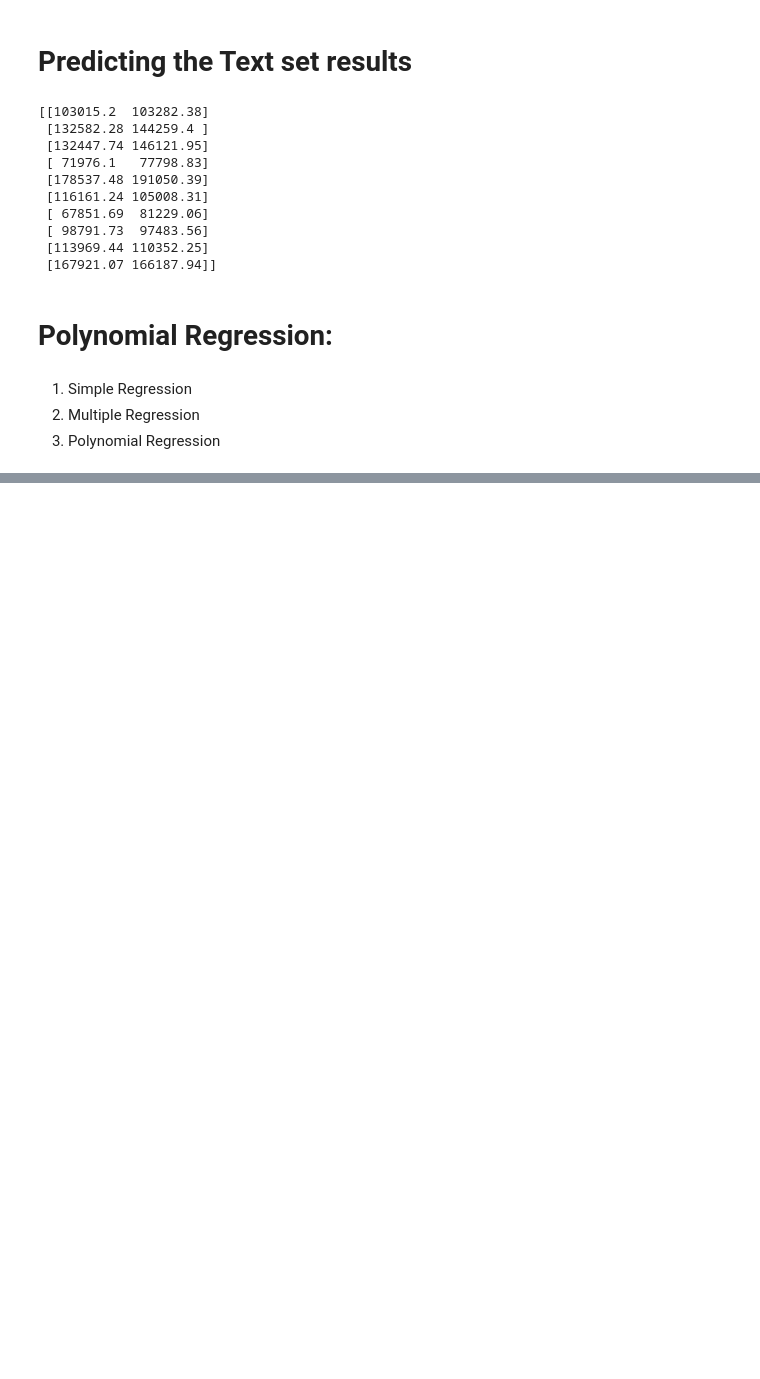
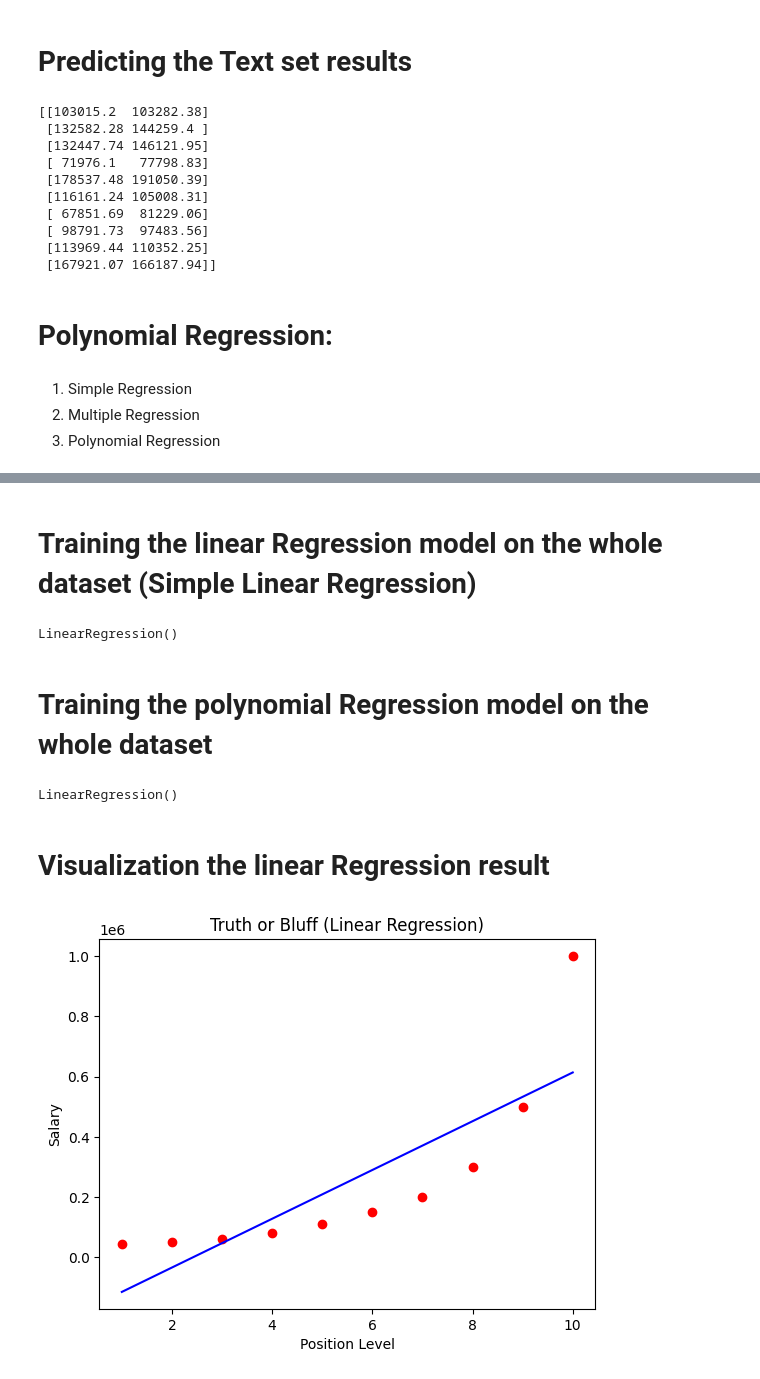
Before and after one commit to Nikhil5566/Machine-Learning, a Jupyter notebook: Machine_Learning.ipynb, the cells around one changed output, grey strips where cells are left out. Drawn from its saved outputs; the diff is of its cells as text; code cells hidden in the pictures; blank space fills up the shorter version.

```diff
--- a/Machine_Learning.ipynb
+++ b/Machine_Learning.ipynb
@@ -436,0 +445,34 @@ print(np.concatenate((y_pred.reshape(len(y_pred),1), y_test.reshape(len(y_test),
+# %%
+df = pd.read_csv('Position_Salaries.csv', encoding='latin-1')
+X = df.iloc[:, 1:-1].values
+y = df.iloc[:, -1].values
+# %% [markdown]
+# Training the linear Regression model on the whole dataset (Simple Linear Regression)
+# %%
+from sklearn.linear_model import LinearRegression
+lin_reg = LinearRegression()
+lin_reg.fit(X,y)
+# %% [output]
+LinearRegression()
+# %% [markdown]
+# Training the polynomial Regression model on the whole dataset
+# %%
+from sklearn.preprocessing import PolynomialFeatures
+poly_reg = PolynomialFeatures(degree = 4)
+X_poly = poly_reg.fit_transform(X)
+lin_reg_2 = LinearRegression()
+lin_reg_2.fit(X_poly, y)
+# %% [output]
+LinearRegression()
+# %% [markdown]
+# Visualization the linear Regression result
+# %%
+plt.scatter(X, y, color = 'red')
+plt.plot(X, lin_reg.predict(X), color = 'blue')
+plt.title('Truth or Bluff (Linear Regression)')
+plt.xlabel('Position Level')
+plt.ylabel('Salary')
+
+plt.show()
+# %% [output]
+[figure, added]
```
Also changed, not shown: parts of 11 cells of this notebook.
